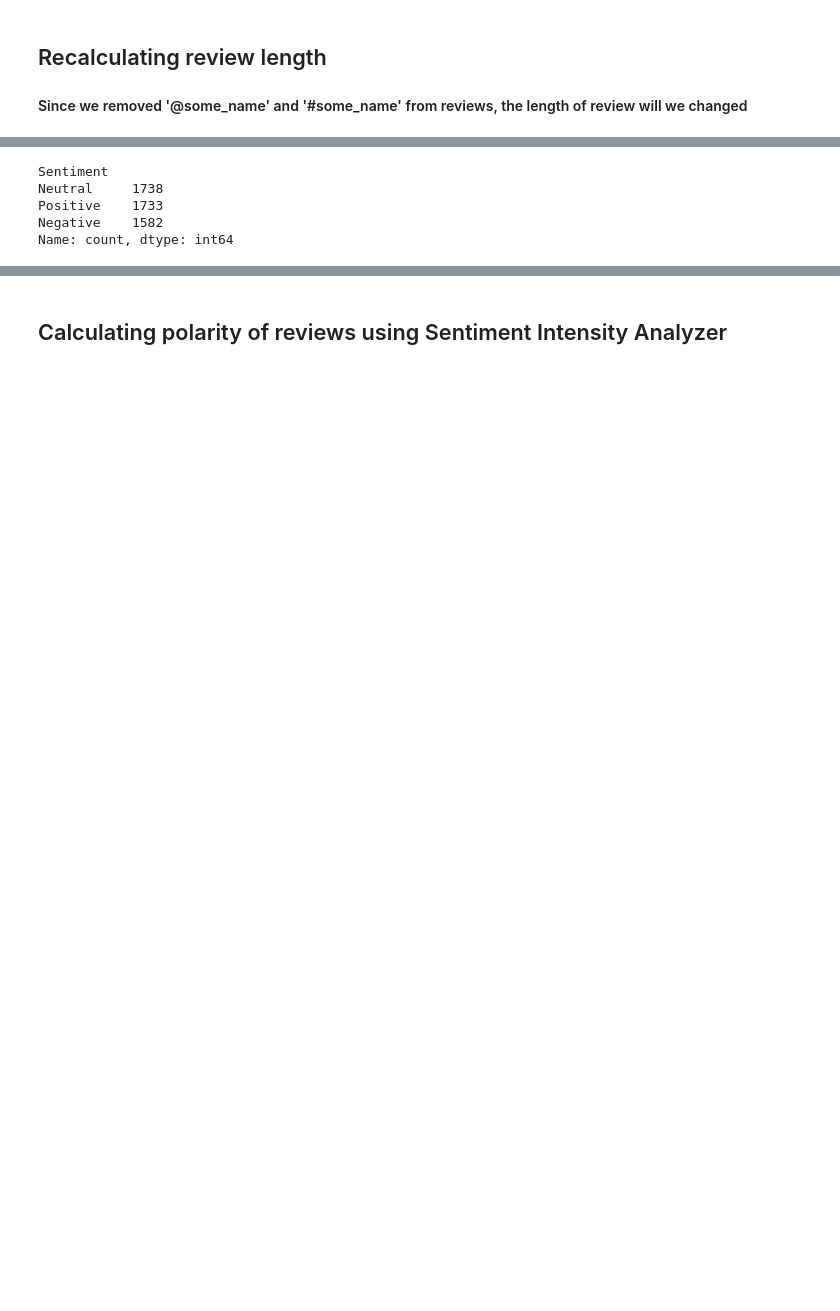
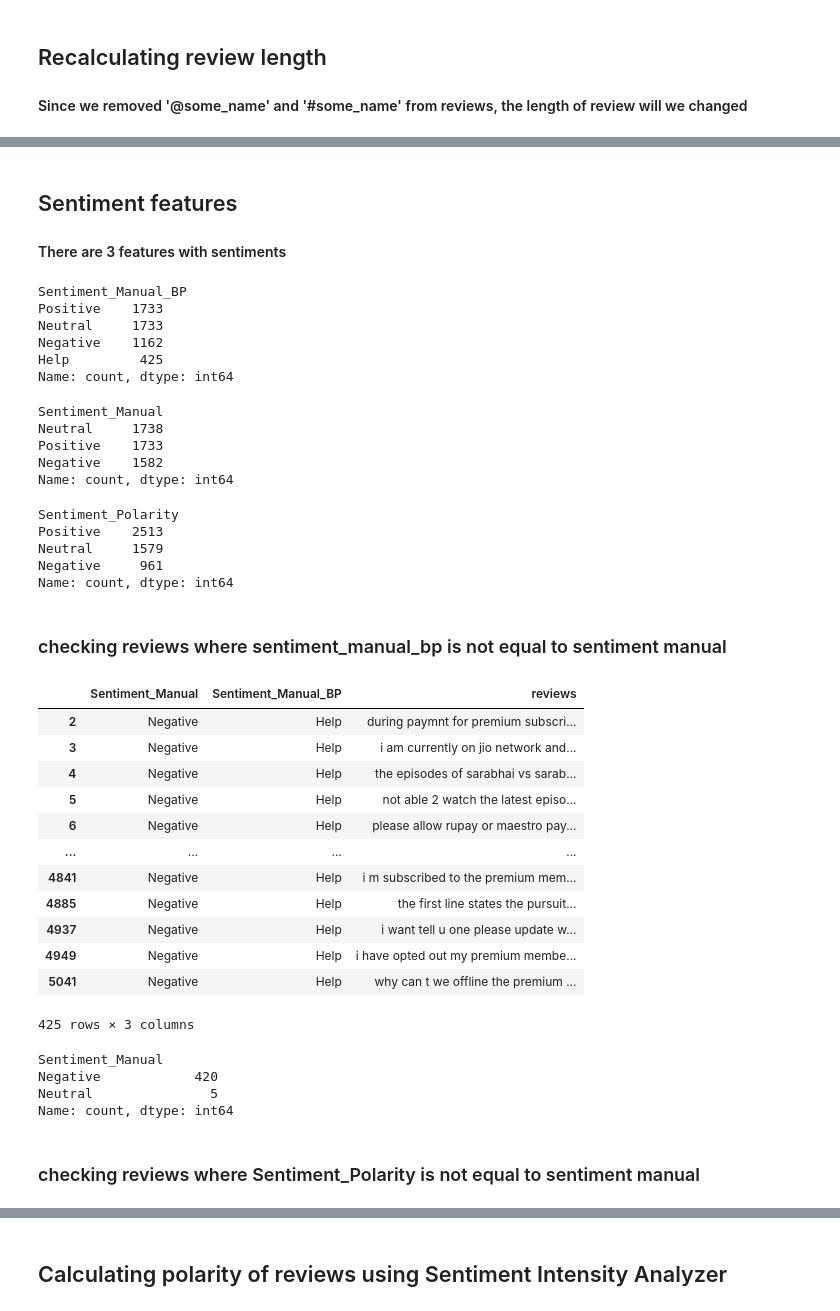
Before and after one commit to meghrajkonduskar/Sentiment-Analysis-Hotstar-Review, a Jupyter notebook: Sentiment-Analysis-Hotstar-Review.ipynb, the cells around one changed output, grey strips where cells are left out. Cells and saved outputs as stored; diff of their text form; code cells hidden in the pictures; blank space fills up the shorter version.

```diff
--- a/Sentiment-Analysis-Hotstar-Review.ipynb
+++ b/Sentiment-Analysis-Hotstar-Review.ipynb
@@ -120,9 +120,55 @@ df.head()
+# %% [markdown]
+## Sentiment features
+#### There are 3 features with sentiments
 # %%
-# Target Variable
-df["Sentiment"].value_counts()
+df["Sentiment_Manual_BP"].value_counts()
 # %% [output]
-Sentiment
-Neutral     1738
+Sentiment_Manual_BP
 Positive    1733
-Negative    1582
+Neutral     1733
+Negative    1162
+Help         425
 Name: count, dtype: int64
+# %%
+df["Sentiment_Manual"].value_counts()
+# %% [output]
+Sentiment_Manual
+Neutral     1738
+Positive    1733
+Negative    1582
+Name: count, dtype: int64
+# %%
+df["Sentiment_Polarity"].value_counts()
+# %% [output]
+Sentiment_Polarity
+Positive    2513
+Neutral     1579
+Negative     961
+Name: count, dtype: int64
+# %% [markdown]
+### checking reviews where sentiment_manual_bp is not equal to sentiment manual
+# %%
+df[df["Sentiment_Manual"] != df["Sentiment_Manual_BP"]][["Sentiment_Manual", "Sentiment_Manual_BP", "reviews"]]
+# %% [output]
+|  | Sentiment_Manual | Sentiment_Manual_BP | reviews |
+| 2 | Negative | Help | during paymnt for premium subscri... |
+| 3 | Negative | Help | i am currently on jio network and... |
+| 4 | Negative | Help | the episodes of sarabhai vs sarab... |
+| 5 | Negative | Help | not able 2 watch the latest episo... |
+| 6 | Negative | Help | please allow rupay or maestro pay... |
+| ... | ... | ... | ... |
+| 4841 | Negative | Help | i m subscribed to the premium mem... |
+| 4885 | Negative | Help | the first line states the pursuit... |
+| 4937 | Negative | Help | i want tell u one please update w... |
+| 4949 | Negative | Help | i have opted out my premium membe... |
+| 5041 | Negative | Help | why can t we offline the premium ... |
+425 rows × 3 columns
+# %%
+df[df["Sentiment_Manual"] != df["Sentiment_Manual_BP"]][["Sentiment_Manual"]].value_counts()
+# %% [output]
+Sentiment_Manual
+Negative            420
+Neutral               5
+Name: count, dtype: int64
+# %% [markdown]
+### checking reviews where Sentiment_Polarity is not equal to sentiment manual
```
Also changed, not shown: parts of 32 cells of this notebook, 3 other files.
